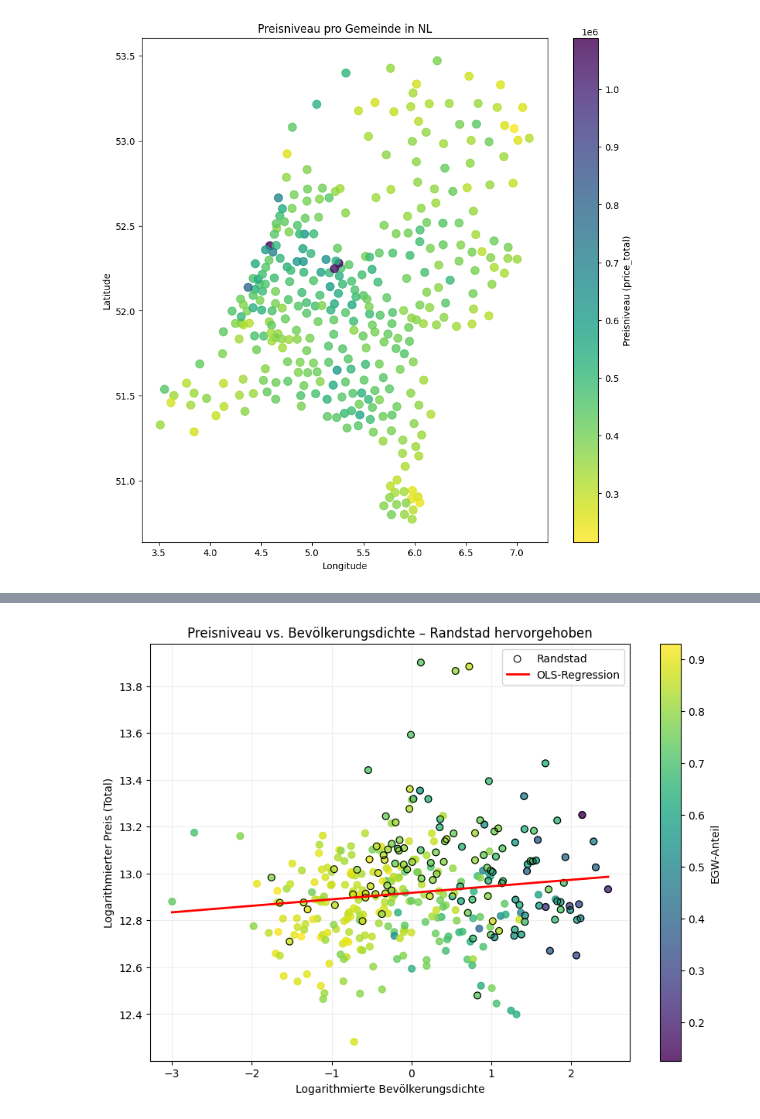
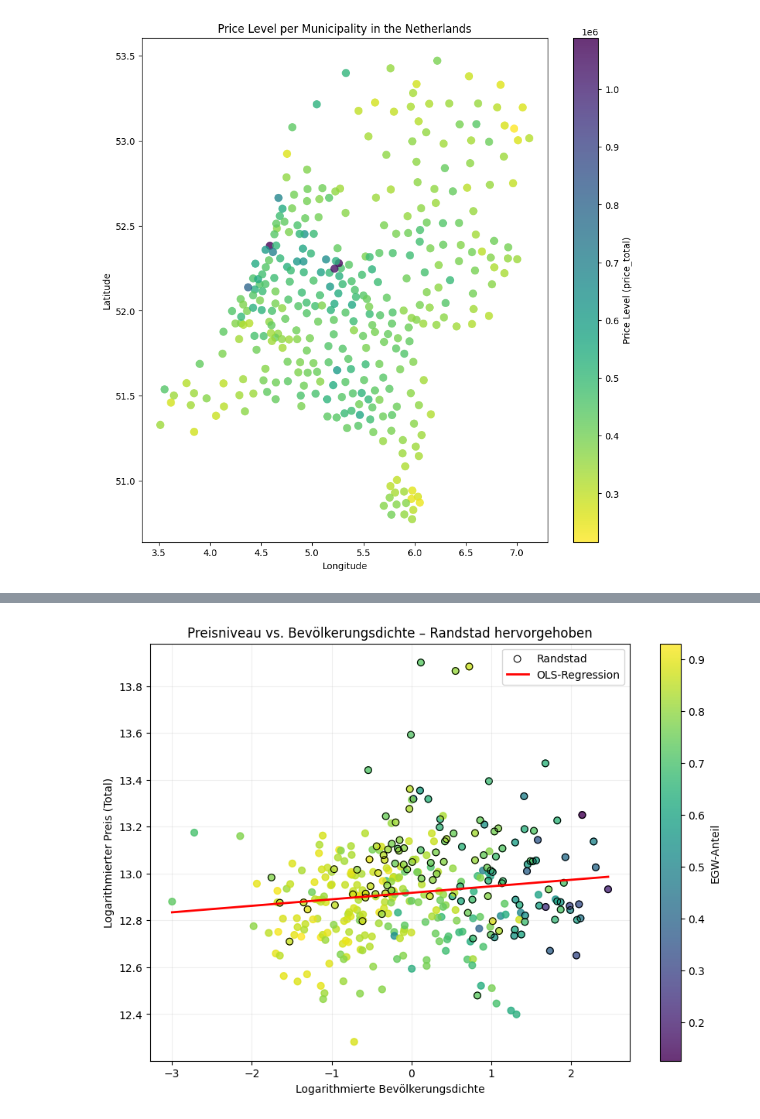
Before and after one commit to StefanKermann/pricing_on_the_dutch_housing_market, a Jupyter notebook: notebooks/notebooks_aux/###09_visuals.ipynb, the cells around one changed output, grey strips where cells are left out. Cells and saved outputs as stored; diff of their text form; code cells hidden in the pictures.

```diff
--- a/notebooks/09_visuals.ipynb
+++ b/notebooks/notebooks_aux/###09_visuals.ipynb
@@ -44,24 +0,0 @@ gdf = gpd.GeoDataFrame(df, geometry="geometry", crs="EPSG:4326")
-# %%
-# -------------------------------------------
-# Visual 1 – Preisniveau pro Gemeinde (Karte)
-# -------------------------------------------
-
-plt.figure(figsize=(10, 10))  # gleiche Größe wie Visual 2
-
-plt.scatter(
-    df["longitude"],
-    df["latitude"],
-    c=df["price_total"],
-    cmap="viridis_r",   # Rot–Gelb–Grün (invertiert)
-    s=80,
-    alpha=0.8
-)
-
-plt.colorbar(label="Preisniveau (price_total)")
-plt.title("Preisniveau pro Gemeinde in NL")
-plt.xlabel("Longitude")
-plt.ylabel("Latitude")
-
-plt.show()
-# %% [output]
-[figure, removed]
@@ -68,3 +53,30 @@ plt.show()
+# %%
+# -------------------------------------------
+# Visual 1 – Price Level per Municipality (Map)
+# -------------------------------------------
+
+plt.figure(figsize=(10, 10))
+
+scatter = plt.scatter(
+    df["longitude"],
+    df["latitude"],
+    c=df["price_total"],
+    cmap="viridis_r",   # inverted viridis: yellow = high, purple = low
+    s=80,
+    alpha=0.8,
+    edgecolor="none"
+)
+
+cbar = plt.colorbar(scatter)
+cbar.set_label("Price Level (price_total)")
+
+plt.title("Price Level per Municipality in the Netherlands")
+plt.xlabel("Longitude")
+plt.ylabel("Latitude")
+
+plt.show()
+# %% [output]
+[figure, added]
 # %%
 # ---------------------------------------------------------
 # Visual 2 – Abweichung vom Provinz-Durchschnitt (Karte)
```
Also changed, not shown: parts of 38 cells of this notebook, 9 other files.
